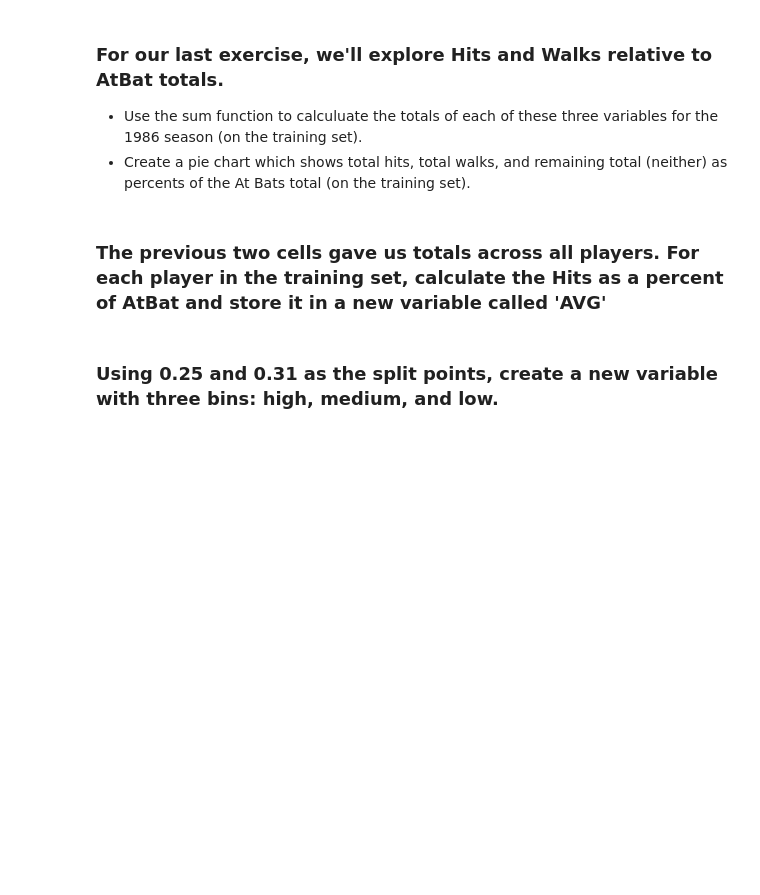
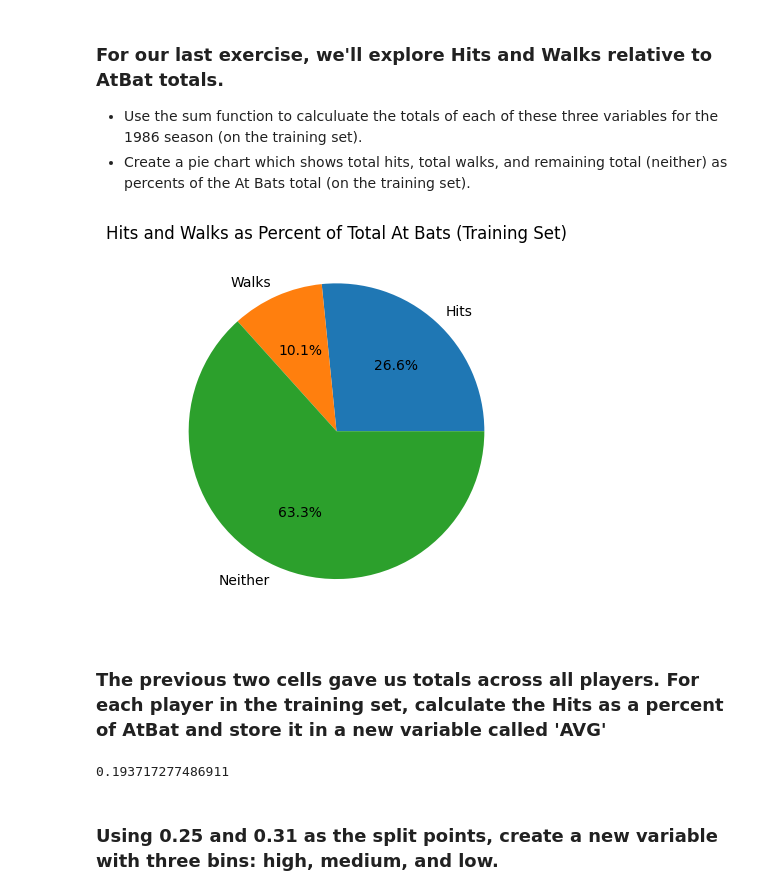
Before and after one commit to mellenpan/code_2600, a Jupyter notebook: mod03_eda.ipynb, the cells around one changed output. Drawn from its saved outputs; the diff is of its cells as text; code cells hidden in the pictures; blank space fills up the shorter version.

```diff
--- a/mod03_eda.ipynb
+++ b/mod03_eda.ipynb
@@ -170,18 +185,25 @@ ValueError: List of boxplot statistics and `positions` values must have same the
 - Use the sum function to calculuate the totals of each of these three variables for the 1986 season (on the training set).
 - Create a pie chart which shows total hits, total walks, and remaining total (neither) as percents of the At Bats total (on the training set).
 # %%
-TotHits = #fillin
-TotWalks = #fillin
-TotAtBat = #fillin
+TotHits = Train['Hits'].sum()
+TotWalks = Train['Walks'].sum()
+TotAtBat = Train['AtBat'].sum()
 
 Labels = ['Hits', 'Walks', 'Neither']
 Totals = [TotHits, TotWalks, TotAtBat-TotHits-TotWalks]
 # %%
-# pie chart
+plt.pie(Totals, labels=Labels, autopct='%1.1f%%')
+plt.title('Hits and Walks as Percent of Total At Bats (Training Set)')
+plt.show()
+# %% [output]
+[figure, added]
 # %% [markdown]
 ### The previous two cells gave us totals across all players. For each player in the training set, calculate the Hits as a percent of AtBat and store it in a new variable called 'AVG'
 # %%
-#fillin
+Train['AVG'] = Train['Hits']/Train['AtBat']
+Train['AVG']
+# %% [output]
+0.193717277486911
 # %% [markdown]
 ### Using 0.25 and 0.31 as the split points, create a new variable with three bins: high, medium, and low.
 # %%
```
Also changed, not shown: parts of 7 cells of this notebook.
